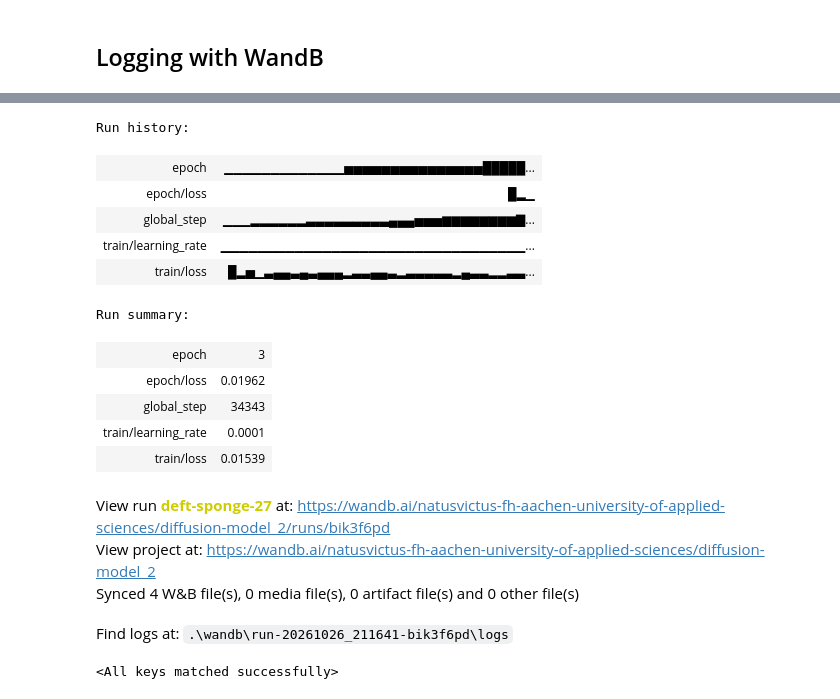
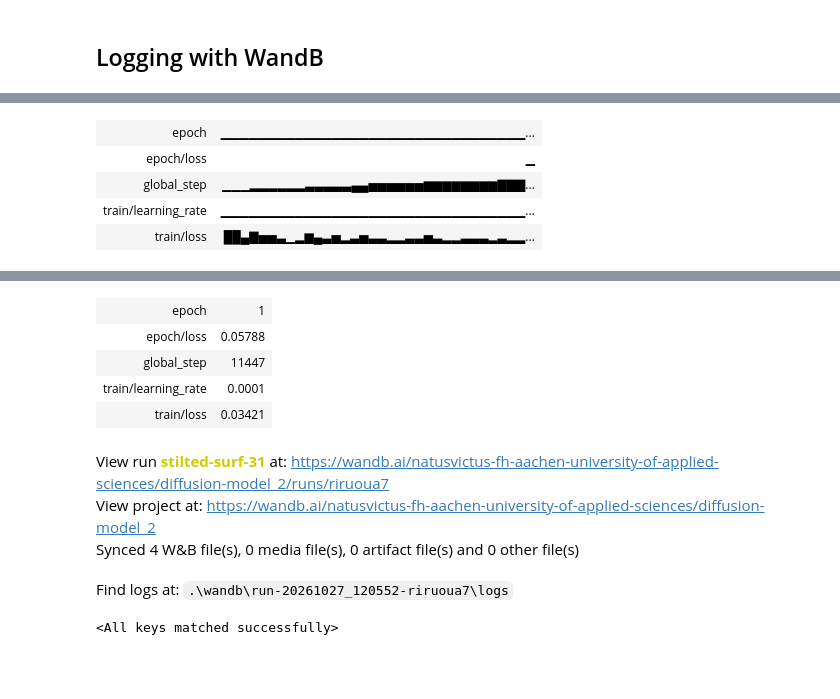
Before and after one commit to NV717/Master_Thesis_EWI_2026, a Jupyter notebook: notebooks/04a_Diffusion1D.ipynb, the cells around one changed output, grey strips where cells are left out. Drawn from its saved outputs; the diff is of its cells as text; code cells hidden in the pictures; blank space fills up the shorter version.

```diff
--- a/Ch_4_Diffusion/diffusion1D.ipynb
+++ b/notebooks/04a_Diffusion1D.ipynb
@@ -564,4 +538,0 @@ def Upsample1d(dim, dim_out=None):
-# %%
-layer = Downsample1d(dim=1, dim_out=2)
-x = torch.randn(1,1,10)
-y = layer(x)
@@ -656,20 +538,0 @@ torch.Size([3, 1, 1])
-# %%
-conv = WeightStandardizedConv1d(
-    in_channels=3,
-    out_channels=3,
-    kernel_size=3,
-    padding=1
-)
-
-# Batch size = 1
-# Channels = 2
-# Sequence length = 8
-x = torch.randn(1, 3, 8)
-
-print("Input shape:", x.shape)
-
-y = conv(x)
-
-print("\nOutput shape:", y.shape)
-print("\nOutput:")
-print(y)
@@ -1186,0 +539,2 @@ X0_MIN, X0_MAX
+# %%
+schedule = DiffusionSchedule.make("sigmoid", timesteps=1000).to(device)
@@ -1235,7 +588,7 @@ run = wandb.init(
     project="diffusion-model_2",
     config={
         "epochs": 1,
-        "timesteps": timesteps,
+        "timesteps": schedule.timesteps,
         "loss_type": "huber",
         "learning_rate": optimizer.param_groups[0]["lr"],
         "schedule": "sigmoid_beta"
@@ -1253,7 +606,7 @@ View run at https://wandb.ai/natusvictus-fh-aachen-university-of-applied-science
 # %%
 #model.load_state_dict(torch.load("model.pth"))
 # %%
-epochs = 3
+epochs = 1
 global_step = 0
 for epoch in tqdm(range(epochs)):
 
@@ -1271,25 +624,27 @@ for epoch in tqdm(range(epochs)):
 
         optimizer.zero_grad()
 
-        t = torch.randint(0, timesteps, (x.shape[0],), device=device).long()
+        t = torch.randint(0, schedule.timesteps, (x.shape[0],), device=device).long()
 
         loss = p_losses(
-            model, x, t, static_cat, static_cont, static_bool, dyn=dyn,
-            loss_type="huber",
+            model, schedule,x, t, static_cat, static_cont, static_bool, dyn=dyn,
+            loss_type="l2",
         )
 
         loss.backward()
         optimizer.step()
         ema.update()
 
+        l=loss.iem()
+
         if step % 100 == 0:
-            print("Loss:", loss.item())
+            print("Loss:", l)
 
-        running_loss += loss.item()
+        running_loss += l
         num_batches += 1
 
         run.log({
-            "train/loss": loss.item(),
+            "train/loss": l,
             "train/learning_rate": optimizer.param_groups[0]["lr"],
             "epoch": epoch + 1,
             "global_step": global_step,
@@ -1347,0 +688,5 @@ Epoch 2: loss=0.0204
+| epoch | ▁▁▁▁▁▁▁▁▁▁▁▁▁▁▁▁▁▁▁▁▁▁▁▁▁▁▁▁▁▁▁▁▁... |
+| epoch/loss | ▁ |
+| global_step | ▁▁▁▂▂▂▂▂▂▃▃▃▃▃▄▄▅▅▅▅▅▅▆▆▆▆▆▆▆▆▇▇▇... |
+| train/learning_rate | ▁▁▁▁▁▁▁▁▁▁▁▁▁▁▁▁▁▁▁▁▁▁▁▁▁▁▁▁▁▁▁▁▁... |
+| train/loss | ██▄▇▅▅▃▁▂▆▄▃▅▂▃▅▃▃▂▂▃▃▅▃▂▂▃▃▃▂▃▂▂... |
@@ -1366,19 +694,12 @@ Epoch 3: loss=0.0196
-Run history:
-| epoch | ▁▁▁▁▁▁▁▁▁▁▁▁▁▅▅▅▅▅▅▅▅▅▅▅▅▅▅▅█████... |
-| epoch/loss | █▂▁ |
-| global_step | ▁▁▁▂▂▂▂▂▂▃▃▃▃▃▃▃▃▃▄▄▄▅▅▅▆▆▆▆▆▆▆▆▇... |
-| train/learning_rate | ▁▁▁▁▁▁▁▁▁▁▁▁▁▁▁▁▁▁▁▁▁▁▁▁▁▁▁▁▁▁▁▁▁... |
-| train/loss | █▂▅▁▃▄▄▃▄▃▄▄▄▂▃▃▄▄▃▂▃▃▃▃▃▂▄▃▃▂▂▃▃... |
-Run summary:
-| epoch | 3 |
-| epoch/loss | 0.01962 |
-| global_step | 34343 |
+| epoch | 1 |
+| epoch/loss | 0.05788 |
+| global_step | 11447 |
 | train/learning_rate | 0.0001 |
-| train/loss | 0.01539 |
+| train/loss | 0.03421 |
-View run deft-sponge-27 at: https://wandb.ai/natusvictus-fh-aachen-university-of-applied-sciences/diffusion-model_2/runs/bik3f6pd
+View run stilted-surf-31 at: https://wandb.ai/natusvictus-fh-aachen-university-of-applied-sciences/diffusion-model_2/runs/riruoua7
 View project at: https://wandb.ai/natusvictus-fh-aachen-university-of-applied-sciences/diffusion-model_2
 Synced 4 W&B file(s), 0 media file(s), 0 artifact file(s) and 0 other file(s)
-Find logs at: .\wandb\run-20261026_211641-bik3f6pd\logs
+Find logs at: .\wandb\run-20261027_120552-riruoua7\logs
 # %%
 #torch.save(ema.ema_model.state_dict(), "model_all_daily_logzscore_20261026.pth")
 # %%
```
Also changed, not shown: parts of 49 cells of this notebook, 19 other files.
